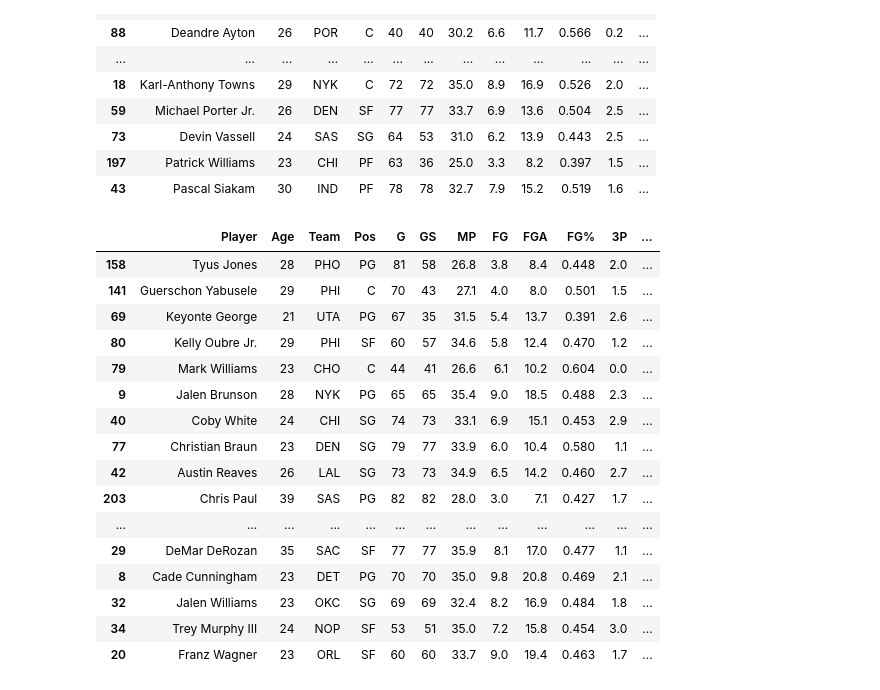
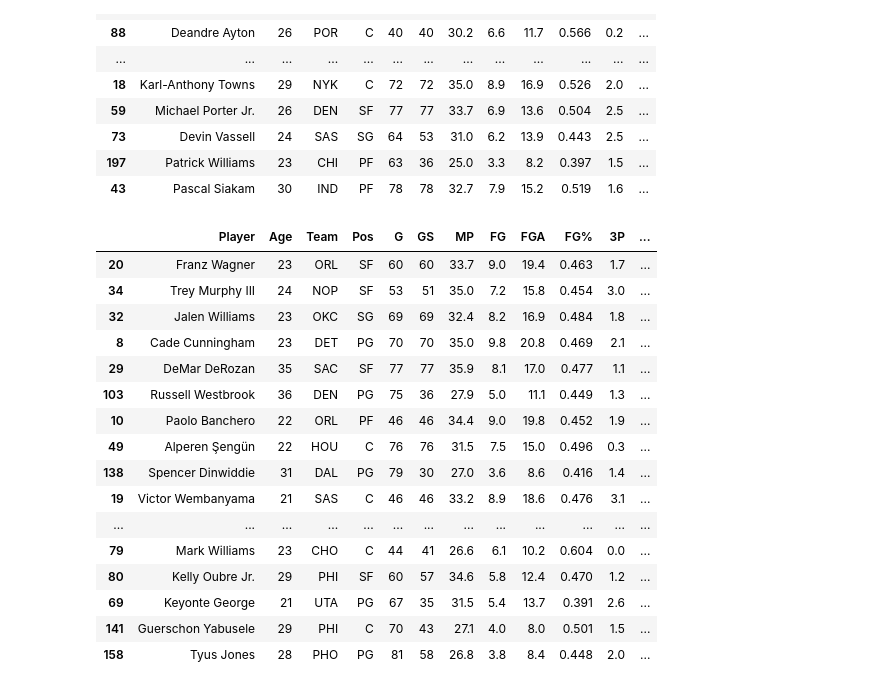
Before and after one commit to ruddaraju/NBA_PlayerValueAnalysis, a Jupyter notebook: Analysis/3_Player_Efficiency_Analysis.ipynb, the cells around one changed output. Saved outputs shown, nothing was run; the diff lists cells and outputs as text; code cells hidden in the pictures.

```diff
--- a/Analysis/3_Player_Efficiency_Analysis.ipynb
+++ b/Analysis/3_Player_Efficiency_Analysis.ipynb
@@ -141,23 +124,31 @@ PlayerDF.sort_values(by = 'residuals', ascending= False).head(20)
 | 197 | Patrick Williams | 23 | CHI | PF | 63 | 36 | 25.0 | 3.3 | 8.2 | 0.397 | 1.5 | ... |
 | 43 | Pascal Siakam | 30 | IND | PF | 78 | 78 | 32.7 | 7.9 | 15.2 | 0.519 | 1.6 | ... |
 # %%
-PlayerDF.sort_values(by = 'residuals', ascending= False).tail(20)
+'''
+The trend that I noticed for the most underpaid players is that they seem to be on the two extreme sides of their careers. We are able to see lots of young players who are starting
+to turn into superstars but have not yet signed their next contract after their rookie deals. Franz Wagner was just recently only on his rookie deal where he was making around 7
+million a year but has significantly outperformed that seen through this residual. Franz Wagner recently signed a rookie supermax extension. Many of the young players are approaching
+large contract extensions due to their significant performance. Additionally players like Chris Paul, Demar DeRozan, and Russell Westrbook are on this list. These are older players
+that are still able to bring a spark to a team, but front offices are not willing to invest significant money on them, due to concerns with their age and dip in performance over the
+years.
+'''
+PlayerDF.sort_values(by = 'residuals', ascending= False).tail(20).sort_values(by = 'residuals', ascending= True)
 #Top 20 most underpaid players
 # %% [output]
 |  | Player | Age | Team | Pos | G | GS | MP | FG | FGA | FG% | 3P | ... |
+| 20 | Franz Wagner | 23 | ORL | SF | 60 | 60 | 33.7 | 9.0 | 19.4 | 0.463 | 1.7 | ... |
+| 34 | Trey Murphy III | 24 | NOP | SF | 53 | 51 | 35.0 | 7.2 | 15.8 | 0.454 | 3.0 | ... |
+| 32 | Jalen Williams | 23 | OKC | SG | 69 | 69 | 32.4 | 8.2 | 16.9 | 0.484 | 1.8 | ... |
+| 8 | Cade Cunningham | 23 | DET | PG | 70 | 70 | 35.0 | 9.8 | 20.8 | 0.469 | 2.1 | ... |
+| 29 | DeMar DeRozan | 35 | SAC | SF | 77 | 77 | 35.9 | 8.1 | 17.0 | 0.477 | 1.1 | ... |
+| 103 | Russell Westbrook | 36 | DEN | PG | 75 | 36 | 27.9 | 5.0 | 11.1 | 0.449 | 1.3 | ... |
+| 10 | Paolo Banchero | 22 | ORL | PF | 46 | 46 | 34.4 | 9.0 | 19.8 | 0.452 | 1.9 | ... |
+| 49 | Alperen Şengün | 22 | HOU | C | 76 | 76 | 31.5 | 7.5 | 15.0 | 0.496 | 0.3 | ... |
+| 138 | Spencer Dinwiddie | 31 | DAL | PG | 79 | 30 | 27.0 | 3.6 | 8.6 | 0.416 | 1.4 | ... |
+| 19 | Victor Wembanyama | 21 | SAS | C | 46 | 46 | 33.2 | 8.9 | 18.6 | 0.476 | 3.1 | ... |
+| ... | ... | ... | ... | ... | ... | ... | ... | ... | ... | ... | ... | ... |
+| 79 | Mark Williams | 23 | CHO | C | 44 | 41 | 26.6 | 6.1 | 10.2 | 0.604 | 0.0 | ... |
+| 80 | Kelly Oubre Jr. | 29 | PHI | SF | 60 | 57 | 34.6 | 5.8 | 12.4 | 0.470 | 1.2 | ... |
+| 69 | Keyonte George | 21 | UTA | PG | 67 | 35 | 31.5 | 5.4 | 13.7 | 0.391 | 2.6 | ... |
+| 141 | Guerschon Yabusele | 29 | PHI | C | 70 | 43 | 27.1 | 4.0 | 8.0 | 0.501 | 1.5 | ... |
 | 158 | Tyus Jones | 28 | PHO | PG | 81 | 58 | 26.8 | 3.8 | 8.4 | 0.448 | 2.0 | ... |
-| 141 | Guerschon Yabusele | 29 | PHI | C | 70 | 43 | 27.1 | 4.0 | 8.0 | 0.501 | 1.5 | ... |
-| 69 | Keyonte George | 21 | UTA | PG | 67 | 35 | 31.5 | 5.4 | 13.7 | 0.391 | 2.6 | ... |
-| 80 | Kelly Oubre Jr. | 29 | PHI | SF | 60 | 57 | 34.6 | 5.8 | 12.4 | 0.470 | 1.2 | ... |
-| 79 | Mark Williams | 23 | CHO | C | 44 | 41 | 26.6 | 6.1 | 10.2 | 0.604 | 0.0 | ... |
-| 9 | Jalen Brunson | 28 | NYK | PG | 65 | 65 | 35.4 | 9.0 | 18.5 | 0.488 | 2.3 | ... |
-| 40 | Coby White | 24 | CHI | SG | 74 | 73 | 33.1 | 6.9 | 15.1 | 0.453 | 2.9 | ... |
-| 77 | Christian Braun | 23 | DEN | SG | 79 | 77 | 33.9 | 6.0 | 10.4 | 0.580 | 1.1 | ... |
-| 42 | Austin Reaves | 26 | LAL | SG | 73 | 73 | 34.9 | 6.5 | 14.2 | 0.460 | 2.7 | ... |
-| 203 | Chris Paul | 39 | SAS | PG | 82 | 82 | 28.0 | 3.0 | 7.1 | 0.427 | 1.7 | ... |
-| ... | ... | ... | ... | ... | ... | ... | ... | ... | ... | ... | ... | ... |
-| 29 | DeMar DeRozan | 35 | SAC | SF | 77 | 77 | 35.9 | 8.1 | 17.0 | 0.477 | 1.1 | ... |
-| 8 | Cade Cunningham | 23 | DET | PG | 70 | 70 | 35.0 | 9.8 | 20.8 | 0.469 | 2.1 | ... |
-| 32 | Jalen Williams | 23 | OKC | SG | 69 | 69 | 32.4 | 8.2 | 16.9 | 0.484 | 1.8 | ... |
-| 34 | Trey Murphy III | 24 | NOP | SF | 53 | 51 | 35.0 | 7.2 | 15.8 | 0.454 | 3.0 | ... |
-| 20 | Franz Wagner | 23 | ORL | SF | 60 | 60 | 33.7 | 9.0 | 19.4 | 0.463 | 1.7 | ... |
```
Also changed, not shown: parts of 3 cells of this notebook.
